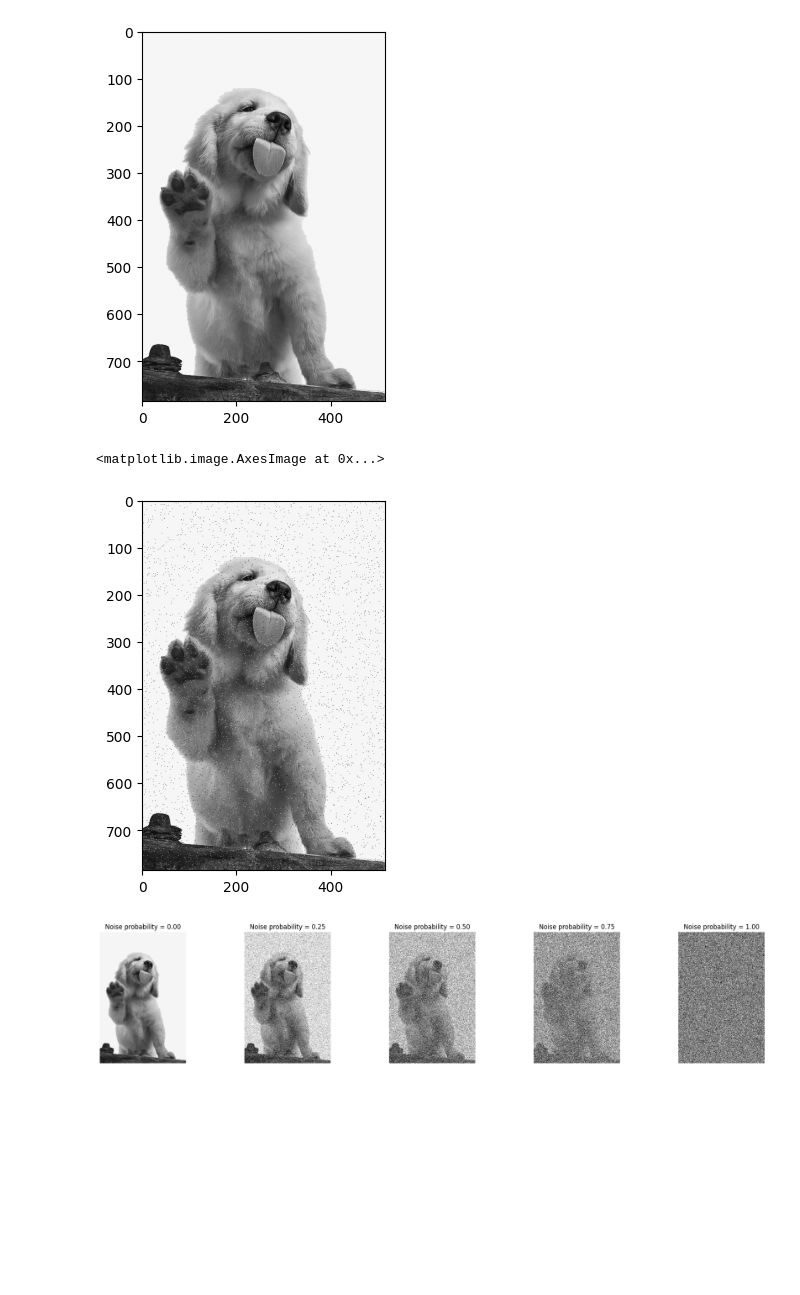
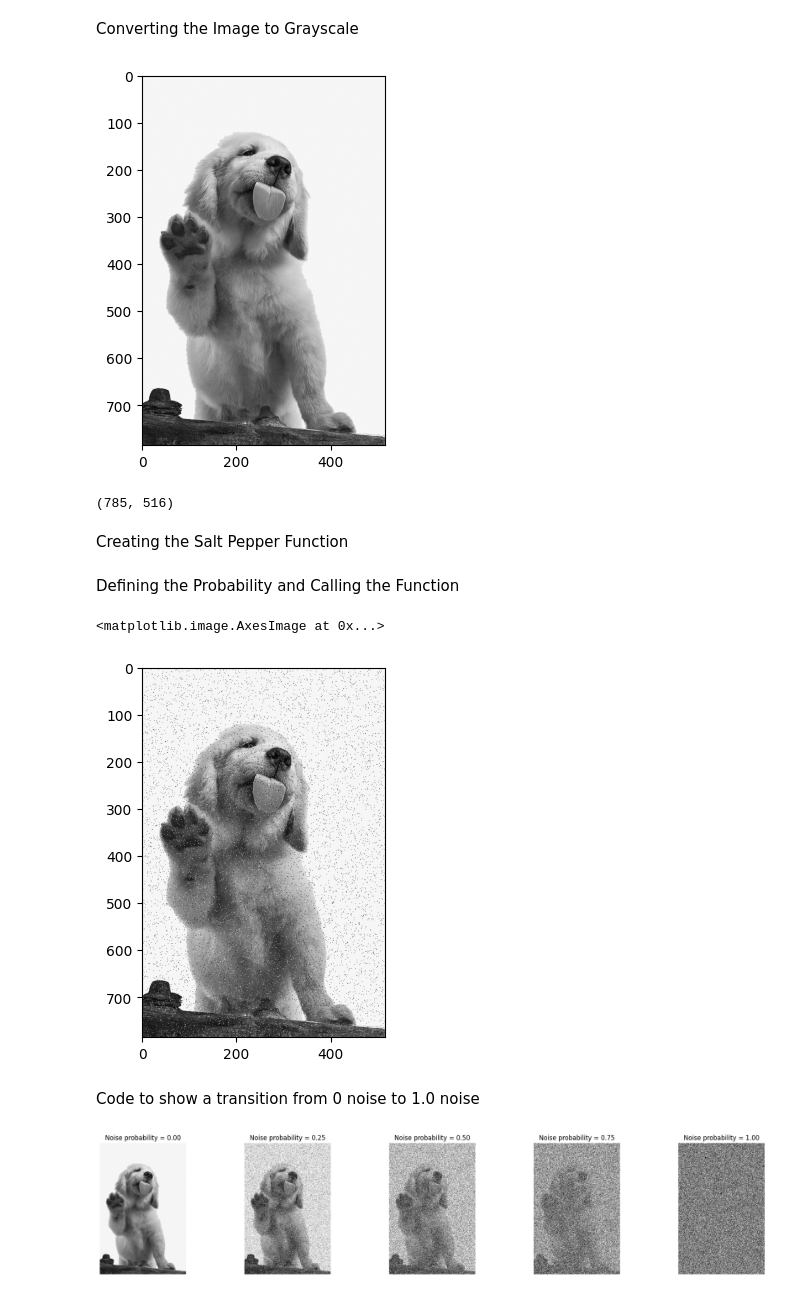
Before and after one commit to itsAayush00/Computer_Vision_2026_H10, a Jupyter notebook: Prac_02.ipynb, the cells around one changed output. Drawn from its saved outputs; the diff is of its cells as text; code cells hidden in the pictures; blank space fills up the shorter version.

```diff
--- a/Prac_02.ipynb
+++ b/Prac_02.ipynb
@@ -2,12 +4,18 @@
 import numpy as np
 import matplotlib.pyplot as plt
 import cv2
+# %% [markdown]
+Converting the Image to Grayscale
 # %%
 img = cv2.imread('f2a01e86c920a43c10b65128e272f94f.jpg', cv2.IMREAD_GRAYSCALE)
 plt.imshow(img, cmap='gray')
 plt.show()
+img.shape
 # %% [output]
 [figure]
+(785, 516)
+# %% [markdown]
+Creating the Salt Pepper Function
 # %%
 def add_salt_pepper_noise(img, probability = 0.3):
     noisy = img.copy()
@@ -17,15 +25,19 @@ def add_salt_pepper_noise(img, probability = 0.3):
     noisy[random > 1 - (probability / 2)] = 255
 
     return noisy
+# %% [markdown]
+Defining the Probability and Calling the Function
 # %%
-probability = 0.02
+probability = 0.04
 
 noisy = add_salt_pepper_noise(img, probability)
 
 plt.imshow(noisy, cmap='gray')
 # %% [output]
 <matplotlib.image.AxesImage at 0x...>
-[figure, old version]
+[figure, new version]
+# %% [markdown]
+Code to show a transition from 0 noise to 1.0 noise
 # %%
 probabilities = np.arange(0, 1.1, 0.25)  # from 0.00 to 1.00
 
```
Also changed, not shown: parts of 4 cells of this notebook.
